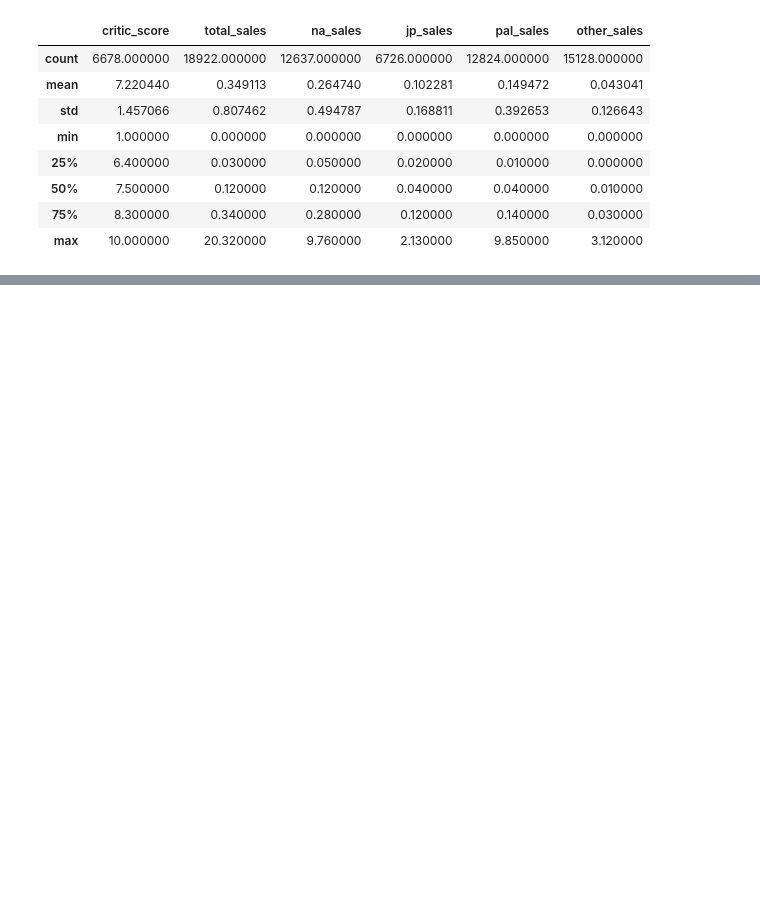
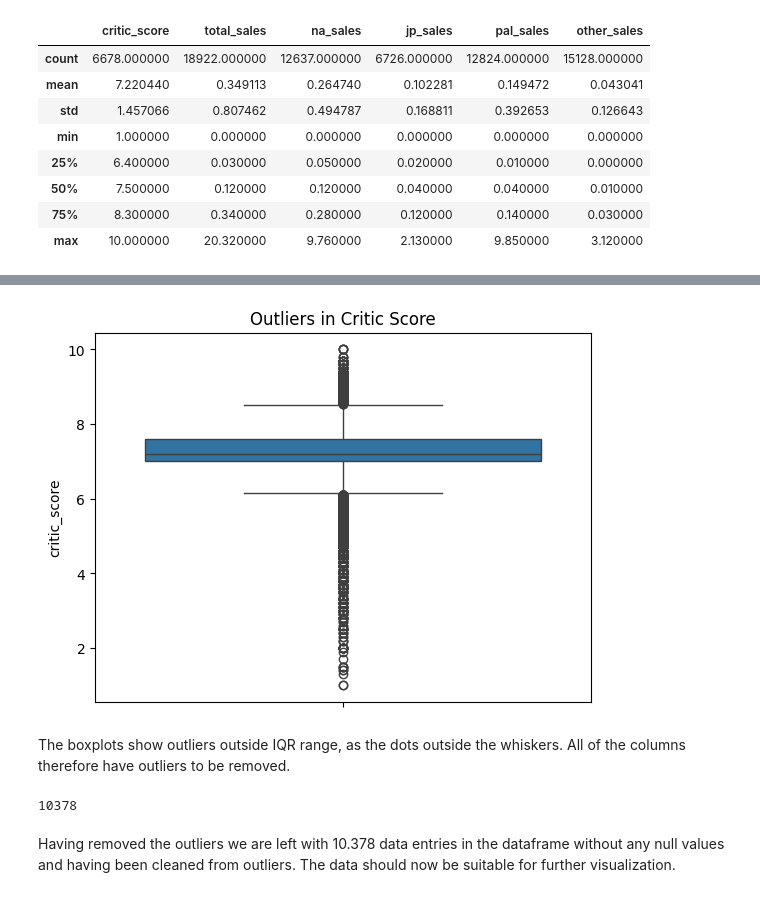
Before and after one commit to pelle112112/OLA1, a Jupyter notebook: Code/task1.ipynb, the cells around one changed output, grey strips where cells are left out. Cells and saved outputs as stored; diff of their text form; code cells hidden in the pictures; blank space fills up the shorter version.

```diff
--- a/Code/task1.ipynb
+++ b/Code/task1.ipynb
@@ -70,0 +226,24 @@ It is also interesting that the title show the same game can have multiple entri
+# %%
+sns.boxplot(data=cleanData['critic_score'])
+plt.title('Outliers in Critic Score')
+plt.show()
+# %% [output]
+[figure, added]
+# %% [markdown]
+The boxplots show outliers outside IQR range, as the dots outside the whiskers. All of the columns therefore have outliers to be removed.
+# %%
+outlier_columns = ['na_sales', 'jp_sales', 'pal_sales', 'other_sales', 'critic_score']
+
+for column in outlier_columns:
+    q1 = cleanData[column].quantile(0.25)
+    q3 = cleanData[column].quantile(0.75)
+    iqr = q3 - q1
+    lower_bound = q1 - 1.5 * iqr
+    upper_bound = q3 + 1.5 * iqr
+    cleanData = cleanData[(cleanData[column] >= lower_bound) & (cleanData[column] <= upper_bound)]
+
+cleanData.shape[0]
+# %% [output]
+10378
+# %% [markdown]
+Having removed the outliers we are left with 10.378 data entries in the dataframe without any null values and having been cleaned from outliers. The data should now be suitable for further visualization.
```
Also changed, not shown: parts of 14 cells of this notebook.
